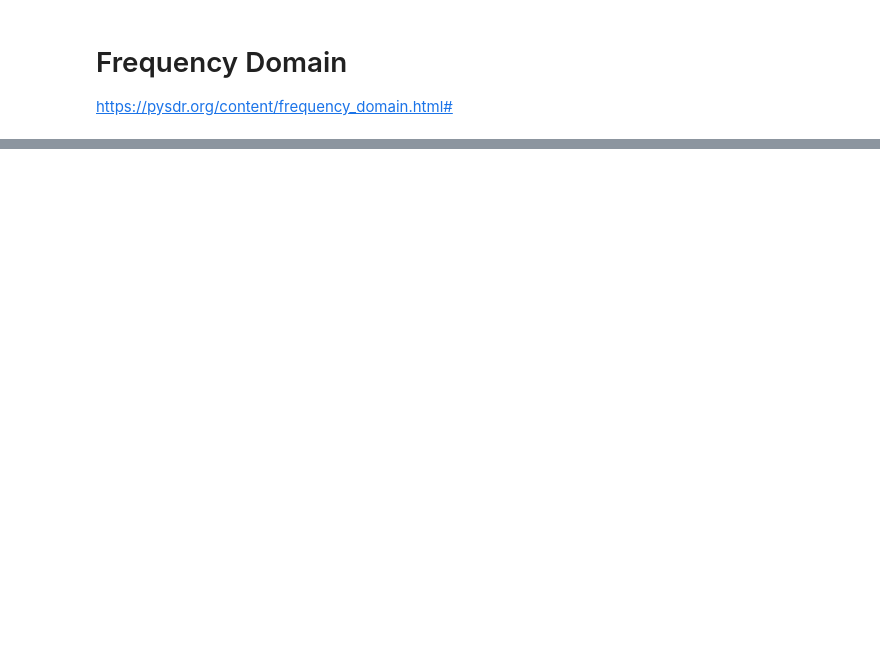
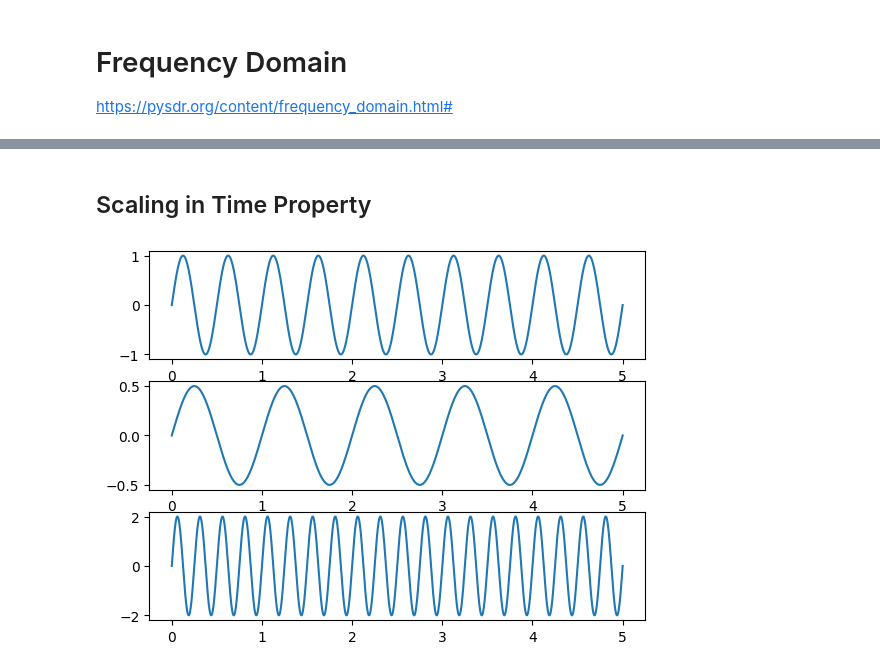
Before and after one commit to georgelviv/pysdr, a Jupyter notebook: pysdr/2-frequency.ipynb, the cells around one changed output, grey strips where cells are left out. Cells and saved outputs as stored; diff of their text form; code cells hidden in the pictures; blank space fills up the shorter version.

```diff
--- a/pysdr/2-frequency.ipynb
+++ b/pysdr/2-frequency.ipynb
@@ -19,0 +45,10 @@ plt.show()
+# %% [markdown]
+## Scaling in Time Property
+# %%
+figure, axis = plt.subplots(3, 1)
+axis[0].plot(x, get_x(2e6))
+axis[1].plot(x, get_x(2e6 / 2) * (1 / 2))
+axis[2].plot(x, get_x(2e6 / 0.5) * (1 / 0.5))
+plt.show()
+# %% [output]
+[figure, added]
```
Also changed, not shown: parts of 8 cells of this notebook, 2 other files.
